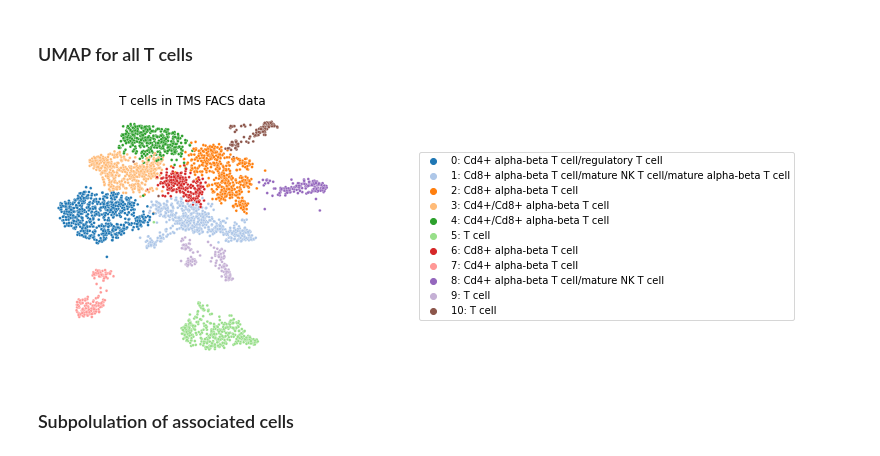
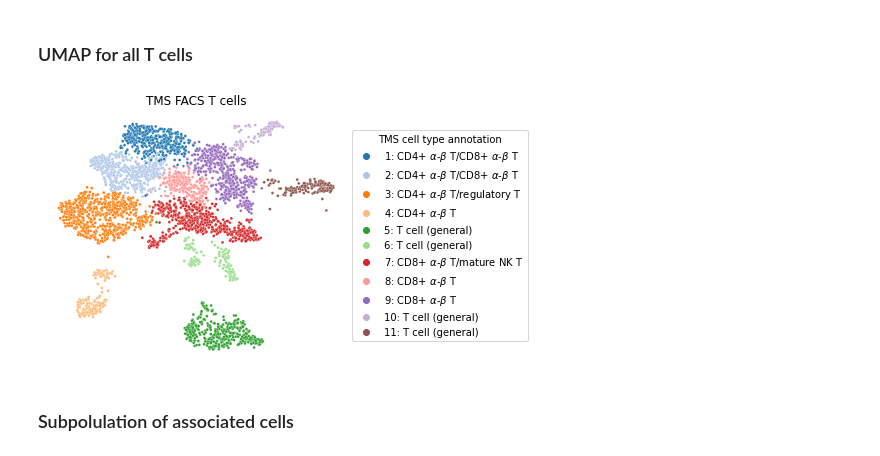
Before and after one commit to martinjzhang/scDRS, a Jupyter notebook: experiments/job.case_tcell/s3_analysis_tcell.ipynb, the cells around one changed output. Cells and saved outputs as stored; diff of their text form; code cells hidden in the pictures.

```diff
--- a/experiments/job.case_tcell/s3_analysis_tcell.ipynb
+++ b/experiments/job.case_tcell/s3_analysis_tcell.ipynb
@@ -10,16 +10,17 @@ import matplotlib.pyplot as plt
 import seaborn as sns
 import os
 from os.path import join
-import time
-from gprofiler import GProfiler
 import gseapy as gp
 import statsmodels.api as sm
 from adjustText import adjust_text
 
-# scTRS tools
-import scTRS.util as util
-import scTRS.data_loader as dl
-import scTRS.method as md
+plt.rcParams['pdf.fonttype'] = 42
+plt.rcParams['ps.fonttype'] = 42
+
+# scDRS tools
+import scdrs.util as util
+import scdrs.data_loader as dl
+import scdrs.method as md
 
 # autoreload
 %load_ext autoreload
@@ -81,14 +73,11 @@ for trait in DF_TRAIT_INFO.index[DF_TRAIT_INFO['Code'].isna()]:
 # %%
 # Load single-cell data
 dic_data_raw = {}
-dic_data_raw['facs'] = dl.load_tms_ct(DATA_PATH, data_name='facs')
-# dic_data_raw['droplet'] = dl.load_tms_ct(DATA_PATH, data_name='droplet')
-# dic_data_raw['canogamez'] = dl.load_canogamez_raw_data()
+dic_data_raw['tms_facs'] = dl.load_tms_ct(DATA_PATH, data_name='facs')
 
 dic_data_proc = {}
-dic_data_proc['facs'] = read_h5ad('/n/holystore01/LABS/price_lab/Users/mjzhang/scTRS_data/single_cell_data/tms_proc/'
-                                  'tcell.facs.annot.h5ad')
-# dic_data_proc['canogamez'] = dl.load_canogamez_raw_data(opt='processed')
+dic_data_proc['tms_facs'] = read_h5ad('/n/holystore01/LABS/price_lab/Users/mjzhang/scDRS_data/single_cell_data/'
+                                      'tms_proc/tcell.facs.annot.h5ad')
 # %% [output]
 Trying to set attribute `.obs` of view, copying.
 # %%
@@ -147,32 +133,31 @@ for score in DIC_SCORE_PATH:
 # %% [markdown]
 ### UMAP for all T cells
 # %%
-# Figure
-df_plot = pd.DataFrame(index=dic_data_proc['facs'].obs_names,
-                       data={'UMAP1':dic_data_proc['facs'].obsm['X_umap'][:,0],
-                             'UMAP2':dic_data_proc['facs'].obsm['X_umap'][:,1]}, dtype=float)
-df_plot = df_plot.join(dic_data_proc['facs'].obs[['leiden_fil', 'leiden_anno']])
-df_plot['label'] = ['%s: %s'%(x,y) for x,y in zip(df_plot['leiden_fil'], df_plot['leiden_anno'])]
+adata = dic_data_proc['tms_facs'].copy()
+df_plot = pd.DataFrame(index=adata.obs_names,
+                       data={'UMAP1':adata.obsm['X_umap'][:,0],
+                             'UMAP2':adata.obsm['X_umap'][:,1]}, dtype=float)
+df_plot = df_plot.join(adata.obs[['leiden_reorder', 'leiden_anno']])
+df_plot['label'] = ['%s: %s'%(x,y) for x,y in zip(df_plot['leiden_reorder'], df_plot['leiden_anno'])]
 df_plot['label'] = df_plot['label'].astype('category')
 
 hue_list = []
-for x in df_plot['leiden_fil'].cat.categories:
+for x in df_plot['leiden_reorder'].cat.categories:
     for y in set(df_plot['label']):
         if y.startswith('%s: '%x):
             hue_list.append(y)
 
-plt.figure(figsize=[12,4])
+plt.figure(figsize=[7,4])
 ax = plt.subplot(1,1,1)
 ax.axis('off')
 g = sns.scatterplot(data=df_plot, x='UMAP1', y='UMAP2', hue='label', s=8, palette='tab20', hue_order=hue_list)
-g.legend(loc='center left', bbox_to_anchor=(1.25, 0.5), ncol=1)
-plt.title('T cells in TMS FACS data')
+g.legend(loc='center left', bbox_to_anchor=(1, 0.5), ncol=1, title="TMS cell type annotation")
+plt.title('TMS FACS T cells')
 plt.tight_layout()
 plt.savefig(FIG_PATH+'/tcell_tms_annot_umap.svg')
-plt.savefig(FIG_PATH+'/tcell_tms_annot_umap.png')
 plt.show()
 # %% [output]
-[figure, old version]
+[figure, new version]
 # %% [markdown]
 ### Subpolulation of associated cells
 # %%
```
Also changed, not shown: parts of 57 cells of this notebook, 14 other files.
